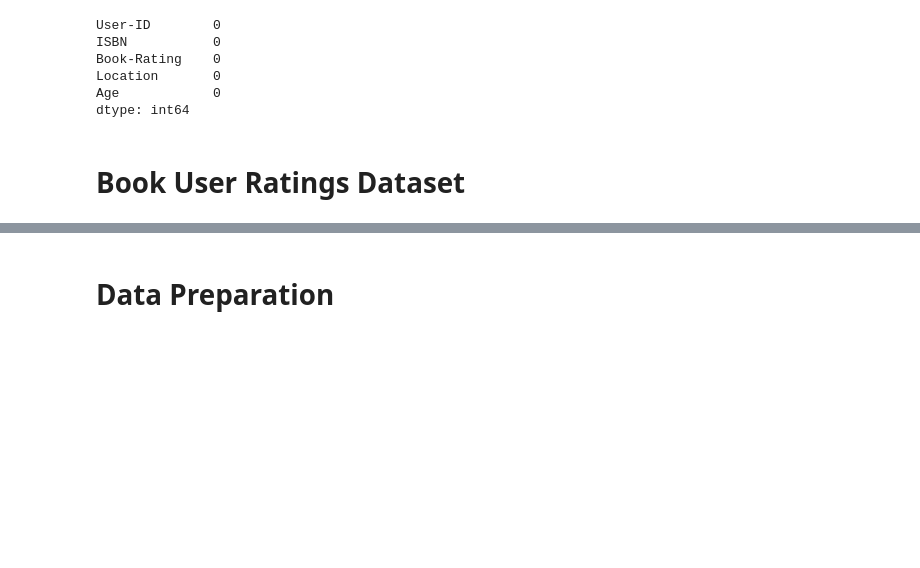
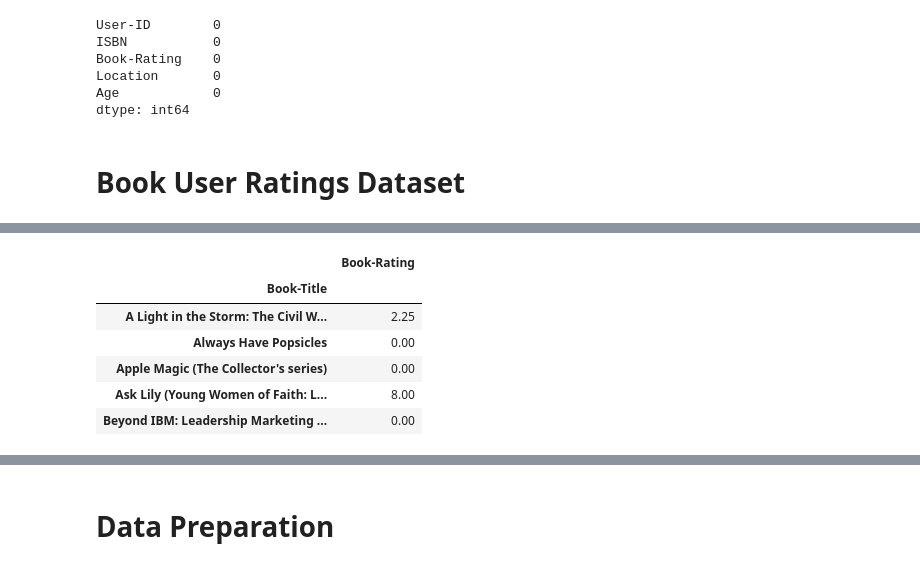
Before and after one commit to Narayan718/unsupervised, a Jupyter notebook: recommendation model.ipynb, the cells around one changed output, grey strips where cells are left out. Saved outputs shown, nothing was run; the diff lists cells and outputs as text; code cells hidden in the pictures; blank space fills up the shorter version.

```diff
--- a/recommendation model.ipynb
+++ b/recommendation model.ipynb
@@ -378,3 +378,14 @@ data.head()
 | 2 | 6543 | 034545104X | 0 | strafford, missouri, usa | 34.000000 | Flesh Tones: A Novel | M. J. Rose | 2002 | ... |
 | 3 | 8680 | 034545104X | 5 | st. charles county, missouri, usa | 2.000000 | Flesh Tones: A Novel | M. J. Rose | 2002 | ... |
 | 4 | 10314 | 034545104X | 9 | beaverton, oregon, usa | 34.751434 | Flesh Tones: A Novel | M. J. Rose | 2002 | ... |
+# %%
+ratings = pd.DataFrame(data.groupby('Book-Title').mean()['Book-Rating'])
+ratings.head()
+# %% [output]
+|  | Book-Rating |
+| Book-Title |  |
+| A Light in the Storm: The Civil W... | 2.25 |
+| Always Have Popsicles | 0.00 |
+| Apple Magic (The Collector's series) | 0.00 |
+| Ask Lily (Young Women of Faith: L... | 8.00 |
+| Beyond IBM: Leadership Marketing ... | 0.00 |
```
Also changed, not shown: parts of 12 cells of this notebook.
